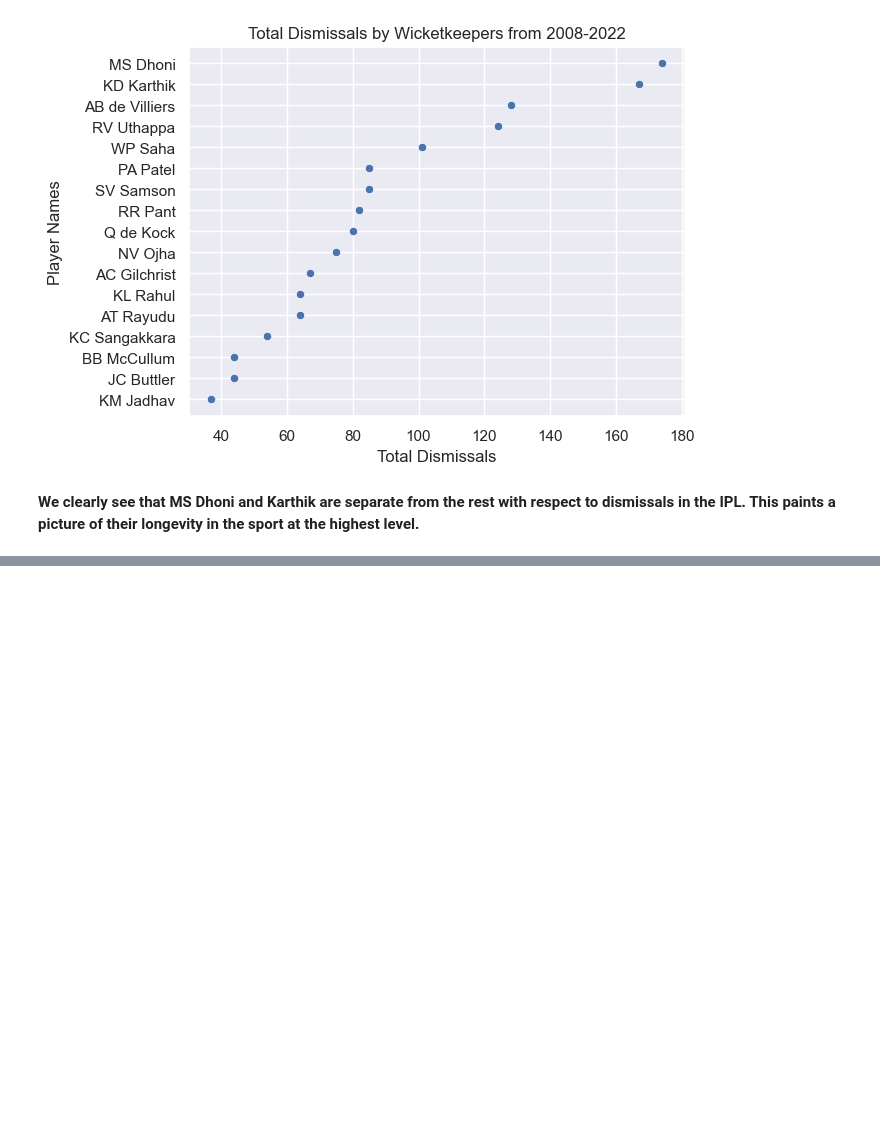
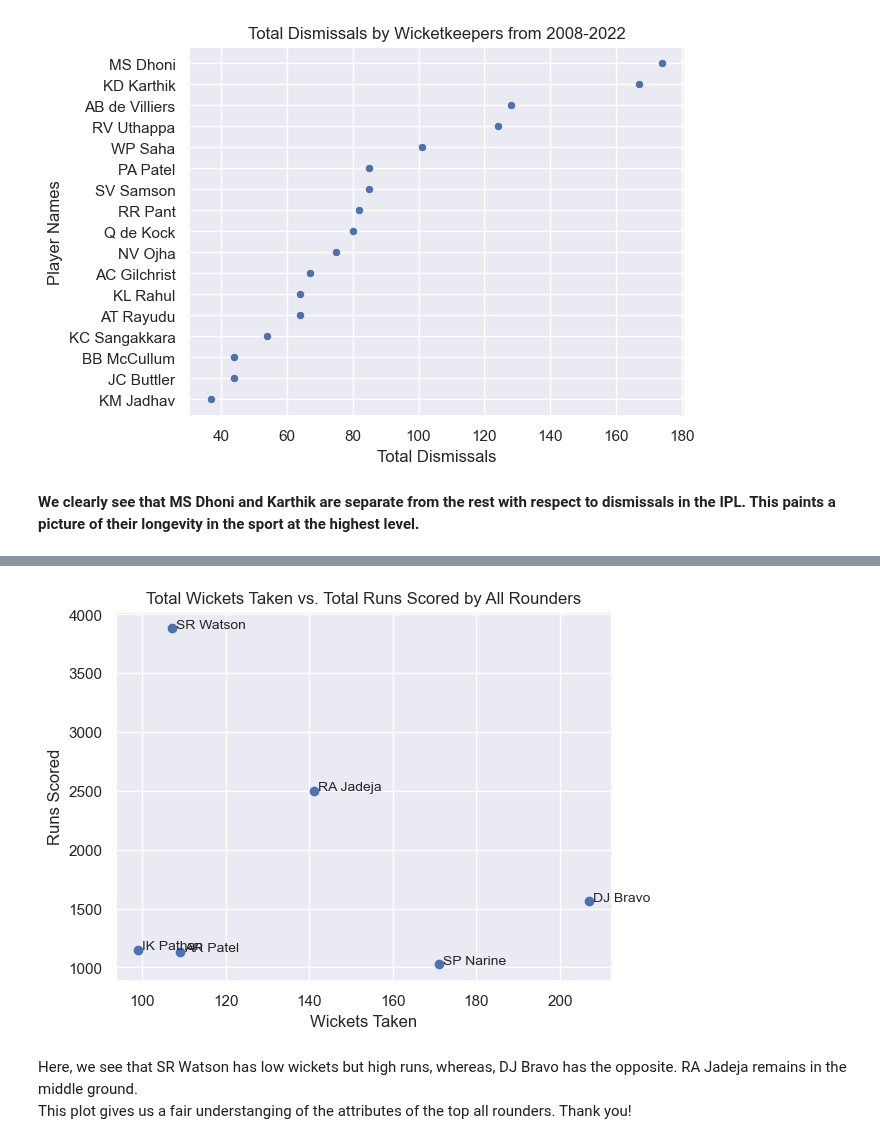
Before and after one commit to ubco-W2022T2-data301/project-group-group60, a Jupyter notebook: analysis/analysis3.ipynb, the cells around one changed output, grey strips where cells are left out. Saved outputs shown, nothing was run; the diff lists cells and outputs as text; code cells hidden in the pictures; blank space fills up the shorter version.

```diff
--- a/analysis/analysis3.ipynb
+++ b/analysis/analysis3.ipynb
@@ -210,0 +149,12 @@ Text(0, 0.5, 'Player Names')
+# %%
+btsmn = pd.read_csv('../data/processed/batsman_stats.csv')
+x = btsmn['batter'].unique().tolist()
+
+bwlr = pd.read_csv('../data/processed/bowlerstatssparsh.csv')
+bwlr = bwlr[ bwlr['bowler'].isin(x)]
+
+btsmn= btsmn.rename(columns={'batter':'bowler'})
+all = pd.merge(bwlr, btsmn, on='bowler', how='left')
+#all = all.drop(columns=['index','Matches','Total Runs','Balls Faced', 'Wickets'])
+all
+#all.to_csv("../data/processed/allRounder_stats.csv")
@@ -210,0 +169,22 @@ Text(0, 0.5, 'Player Names')
+# %%
+import matplotlib.pyplot as plt
+import pandas as pd
+
+fig, ax = plt.subplots()
+ax.scatter(all['wickets_taken'], all['Total Runs'])
+
+for i, row in all.iterrows():
+    x, y = row['wickets_taken'], row['Total Runs']
+    ax.text(float(x)+1, float(y)+0.1, row['bowler'], fontsize=10)
+
+ax.set_xlabel('Wickets Taken')
+ax.set_ylabel('Runs Scored')
+ax.set_title('Total Wickets Taken vs. Total Runs Scored by All Rounders')
+
+plt.show()
+# %% [output]
+[figure, added]
+# %% [markdown]
+Here, we see that SR Watson has low wickets but high runs, whereas, DJ Bravo has the opposite. RA Jadeja remains in the middle ground.\
+This plot gives us a fair understanging of the attributes of the top all rounders.
+Thank you!
```
Also changed, not shown: parts of 15 cells of this notebook, 2 other files.
